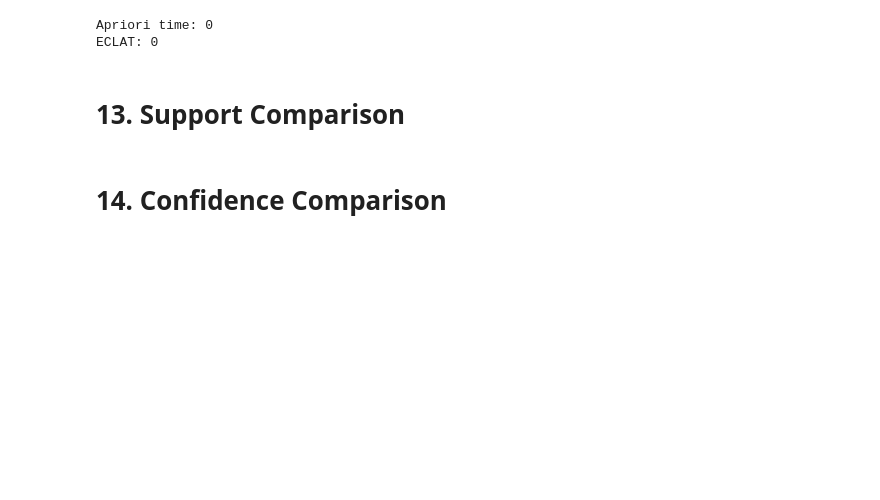
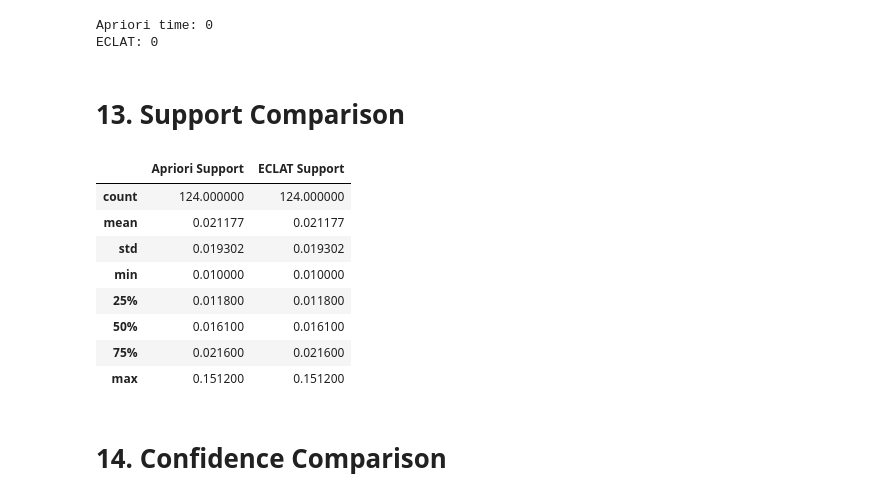
Before and after one commit to 2026089Hi/CA2-DV-ML, a Jupyter notebook: CA2 DV, ML.ipynb, the cells around one changed output. Saved outputs shown, nothing was run; the diff lists cells and outputs as text; code cells hidden in the pictures; blank space fills up the shorter version.

```diff
--- a/CA2 DV, ML.ipynb
+++ b/CA2 DV, ML.ipynb
@@ -974,5 +974,22 @@ ECLAT: 0
 # %% [markdown]
 
 # 13. Support Comparison
+# %%
+support_comparison = pd.DataFrame({
+    "Apriori Support": frequent_itemsets_apriori["support"].describe(),
+    "ECLAT Support":   freq_eclat["support"].describe()
+})
+
+support_comparison
+# %% [output]
+|  | Apriori Support | ECLAT Support |
+| count | 124.000000 | 124.000000 |
+| mean | 0.021177 | 0.021177 |
+| std | 0.019302 | 0.019302 |
+| min | 0.010000 | 0.010000 |
+| 25% | 0.011800 | 0.011800 |
+| 50% | 0.016100 | 0.016100 |
+| 75% | 0.021600 | 0.021600 |
+| max | 0.151200 | 0.151200 |
 # %% [markdown]
 # 14. Confidence Comparison
```
Also changed, not shown: parts of 3 cells of this notebook.
